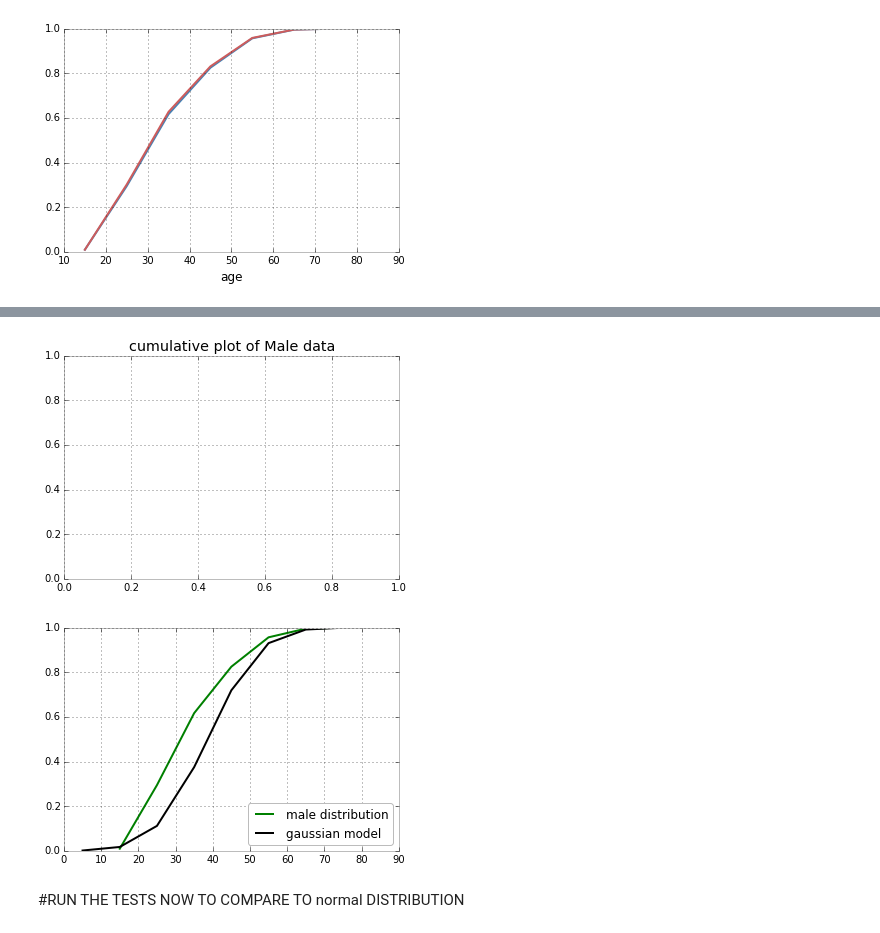
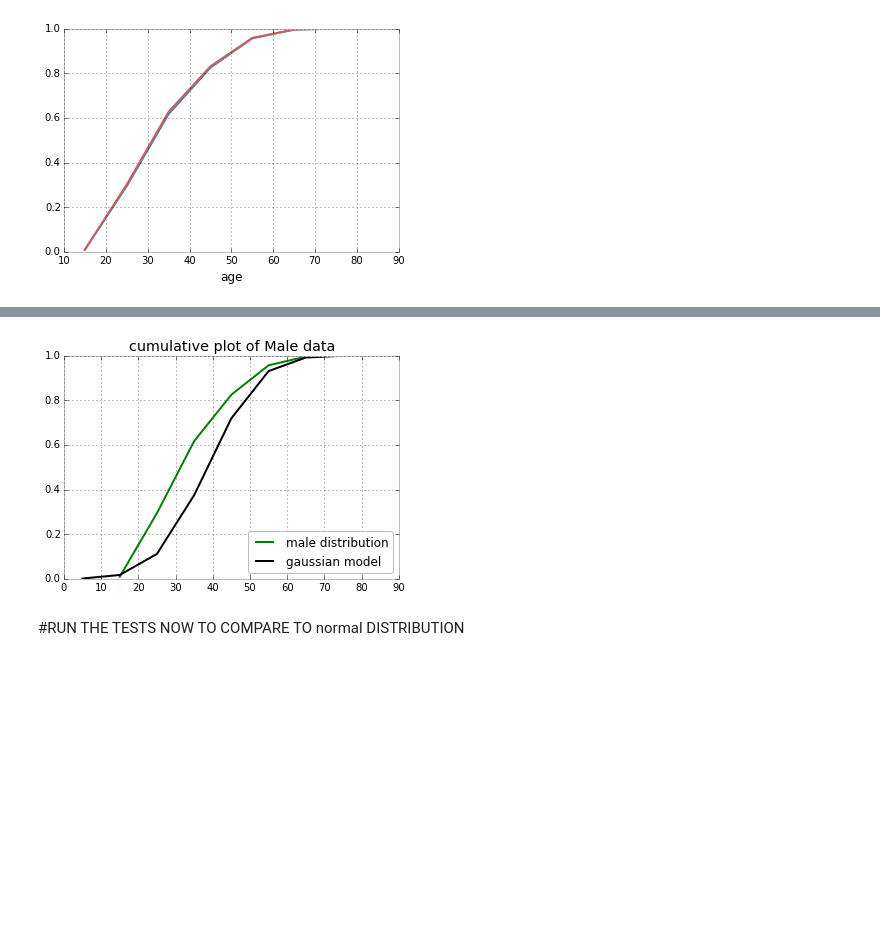
Before and after one commit to kvp246/PUI2015_fbianco, a Jupyter notebook: citibikes/solutions/citibikes_goodness_of_fit_solution.ipynb, the cells around one changed output, grey strips where cells are left out. Saved outputs shown, nothing was run; the diff lists cells and outputs as text; code cells hidden in the pictures; blank space fills up the shorter version.

```diff
--- a/citibikes/solutions/citibikes_goodness_of_fit_solution.ipynb
+++ b/citibikes/solutions/citibikes_goodness_of_fit_solution.ipynb
@@ -143,19 +141,18 @@ KeyboardInterrupt:
 # %%
 pl.title("cumulative plot of Male data")
 
 #pl.hist(df.age, bins=bins)
-pl.figure()
+#pl.figure()
 # i use nupy.vectorize to get the model value at all bin centers
 #one by one in a c-style for loop (not very pythonic or efficient, but easy to read)
 
 pl.plot(bin_centers, cs1 / cs1.max(), 'g', label="male distribution")
 pl.plot(bin_centers, model(bins[:-1], m ,s).cumsum()/model(bins[:-1], m, s).cumsum().max(),
             'k', label = "gaussian model")
 pl.legend(loc = 4)
 pl.xlabel="age"
 # %% [output]
-[figure, old version]
+[figure, new version]
-[figure, removed]
 # %% [markdown]
 #RUN THE TESTS NOW TO COMPARE TO normal DISTRIBUTION
 # %%
```
Also changed, not shown: parts of 3 cells of this notebook.
